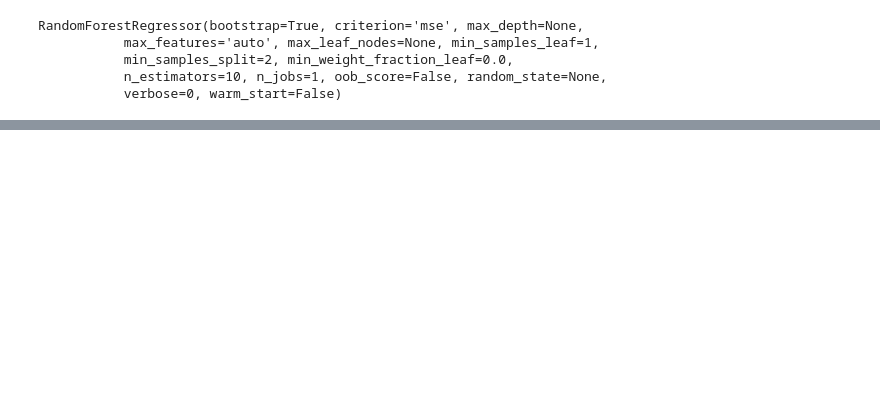
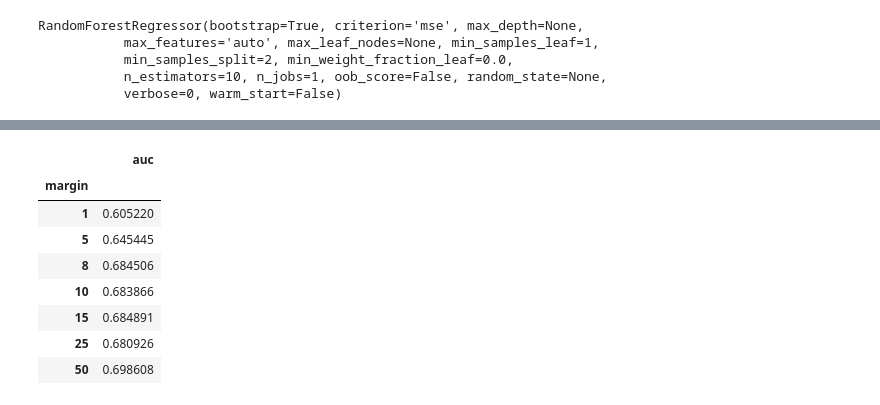
Before and after one commit to brian8128/siamese, a Jupyter notebook: HyperparameterAnalysis.ipynb, the cells around one changed output, grey strips where cells are left out. Saved outputs shown, nothing was run; the diff lists cells and outputs as text; code cells hidden in the pictures; blank space fills up the shorter version.

```diff
--- a/HyperparameterAnalysis.ipynb
+++ b/HyperparameterAnalysis.ipynb
@@ -78,0 +158,12 @@ plt.xticks(index + 0.5, features, rotation=90)
+# %%
+df[['margin', 'auc']].groupby('margin').mean()
+# %% [output]
+|  | auc |
+| margin |  |
+| 1 | 0.605220 |
+| 5 | 0.645445 |
+| 8 | 0.684506 |
+| 10 | 0.683866 |
+| 15 | 0.684891 |
+| 25 | 0.680926 |
+| 50 | 0.698608 |
```
Also changed, not shown: parts of 13 cells of this notebook, 1 other file.
